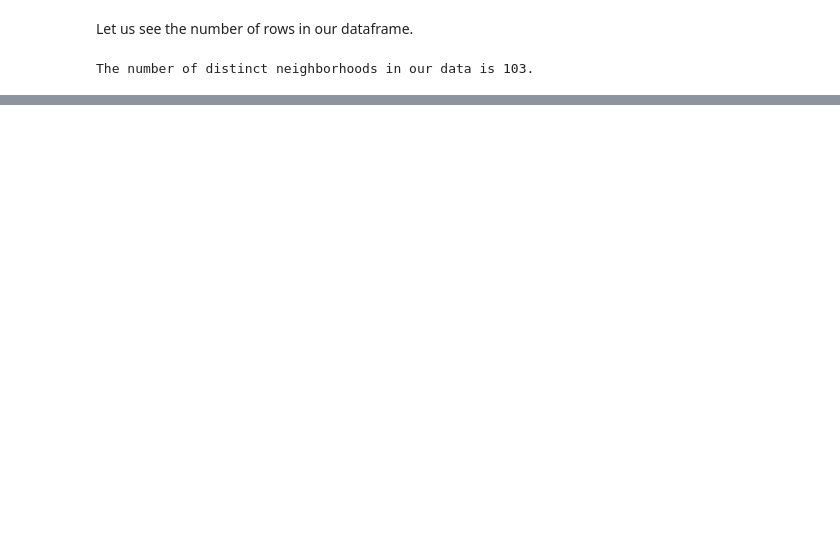
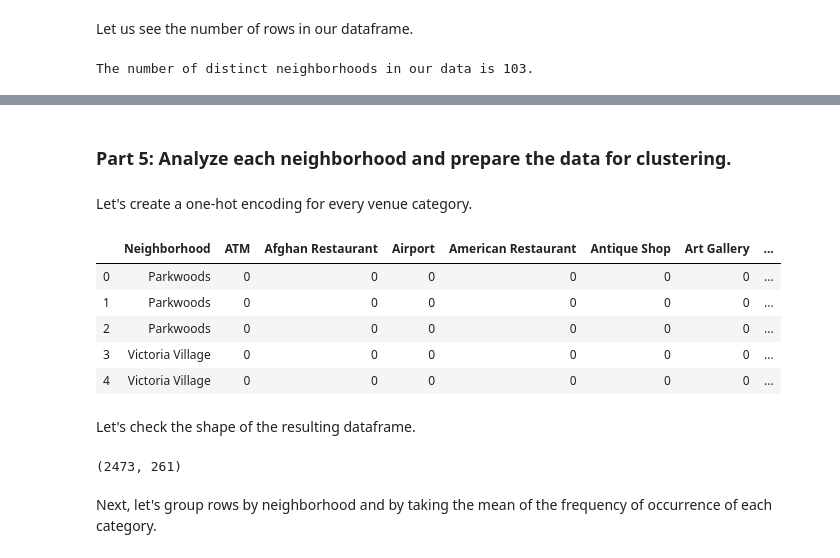
Before and after one commit to zaidpervez/Coursera_Capstone, a Jupyter notebook: Toronto_Neighborhood_Clustering.ipynb, the cells around one changed output, grey strips where cells are left out. Saved outputs shown, nothing was run; the diff lists cells and outputs as text; code cells hidden in the pictures; blank space fills up the shorter version.

```diff
--- a/Toronto_Neighborhood_Clustering.ipynb
+++ b/Toronto_Neighborhood_Clustering.ipynb
@@ -163,0 +330,3 @@ The number of distinct neighborhoods in our data is 103.
+# %%
+results = requests.get(url).json()
+results
@@ -163,0 +523,31 @@ The number of distinct neighborhoods in our data is 103.
+# %% [markdown]
+### Part 5: Analyze each neighborhood and prepare the data for clustering.
+# %% [markdown]
+Let's create a one-hot encoding for every venue category.
+# %%
+# one hot encoding
+toronto_onehot = pd.get_dummies(toronto_venues[['Venue Category']], prefix="", prefix_sep="")
+
+# add neighborhood column back to dataframe
+toronto_onehot['Neighborhood'] = toronto_venues['Neighborhood']
+
+# move neighborhood column to the first column
+fixed_columns = [toronto_onehot.columns[-1]] + list(toronto_onehot.columns[:-1])
+toronto_onehot = toronto_onehot[fixed_columns]
+
+toronto_onehot.head()
+# %% [output]
+|  | Neighborhood | ATM | Afghan Restaurant | Airport | American Restaurant | Antique Shop | Art Gallery | ... |
+| 0 | Parkwoods | 0 | 0 | 0 | 0 | 0 | 0 | ... |
+| 1 | Parkwoods | 0 | 0 | 0 | 0 | 0 | 0 | ... |
+| 2 | Parkwoods | 0 | 0 | 0 | 0 | 0 | 0 | ... |
+| 3 | Victoria Village | 0 | 0 | 0 | 0 | 0 | 0 | ... |
+| 4 | Victoria Village | 0 | 0 | 0 | 0 | 0 | 0 | ... |
+# %% [markdown]
+Let's check the shape of the resulting dataframe.
+# %%
+toronto_onehot.shape
+# %% [output]
+(2473, 261)
+# %% [markdown]
+Next, let's group rows by neighborhood and by taking the mean of the frequency of occurrence of each category.
```
Also changed, not shown: parts of 70 cells of this notebook.
